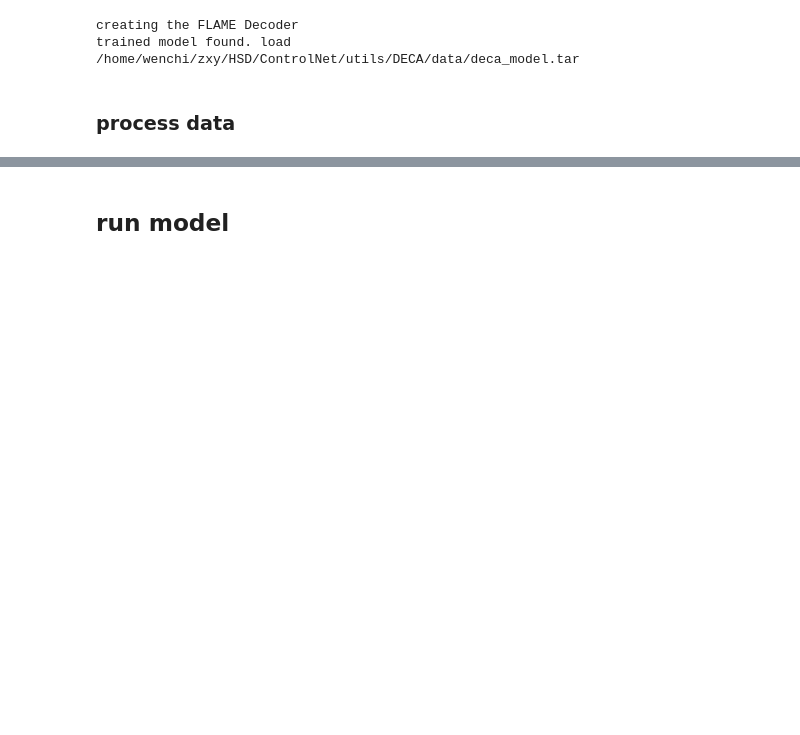
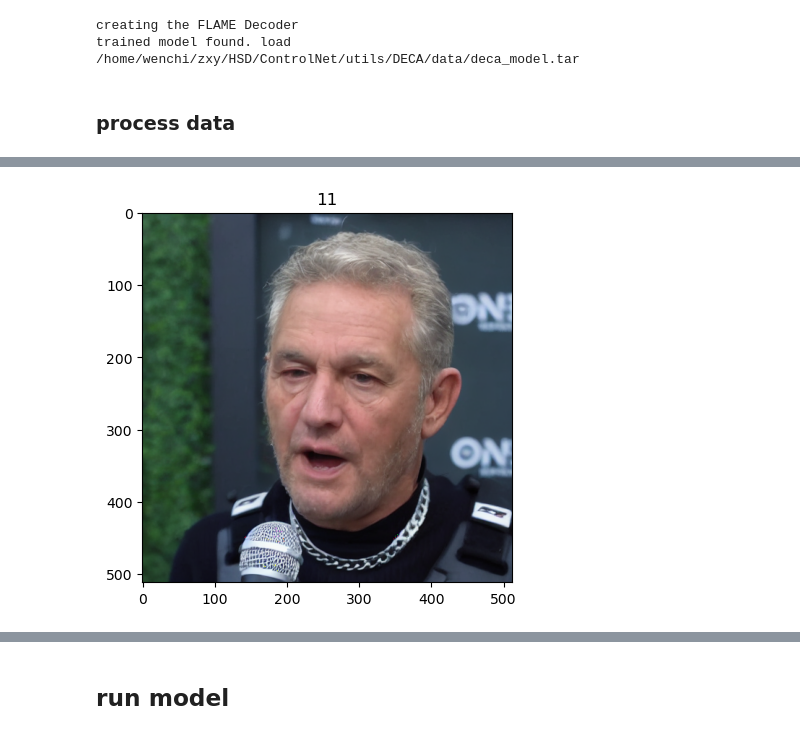
Before and after one commit to over-dosed/HeadSwap_diffusion, a Jupyter notebook: ControlNet/inference.ipynb, the cells around one changed output, grey strips where cells are left out. Saved outputs shown, nothing was run; the diff lists cells and outputs as text; code cells hidden in the pictures; blank space fills up the shorter version.

```diff
--- a/ControlNet/inference.ipynb
+++ b/ControlNet/inference.ipynb
@@ -249,0 +315,12 @@ batch = dict(target=target_image,
+# %%
+for i in range(len(z_denoise_row['pred_x0'])):
+    z_denoise = z_denoise_row['pred_x0'][i]
+    z_denoise = model.decode_first_stage(z_denoise)
+    z_denoise = z_denoise.detach().cpu().numpy()
+    z_denoise = ((z_denoise.squeeze(0).transpose(1, 2, 0) + 1.0 ) * 127.5).astype(np.uint8)
+    plt.imshow(z_denoise)
+    plt.title(i)
+    display.display(plt.gcf())
+    display.clear_output(wait=True)
+# %% [output]
+[figure, added]
```
Also changed, not shown: parts of 12 cells of this notebook, 8 other files.
